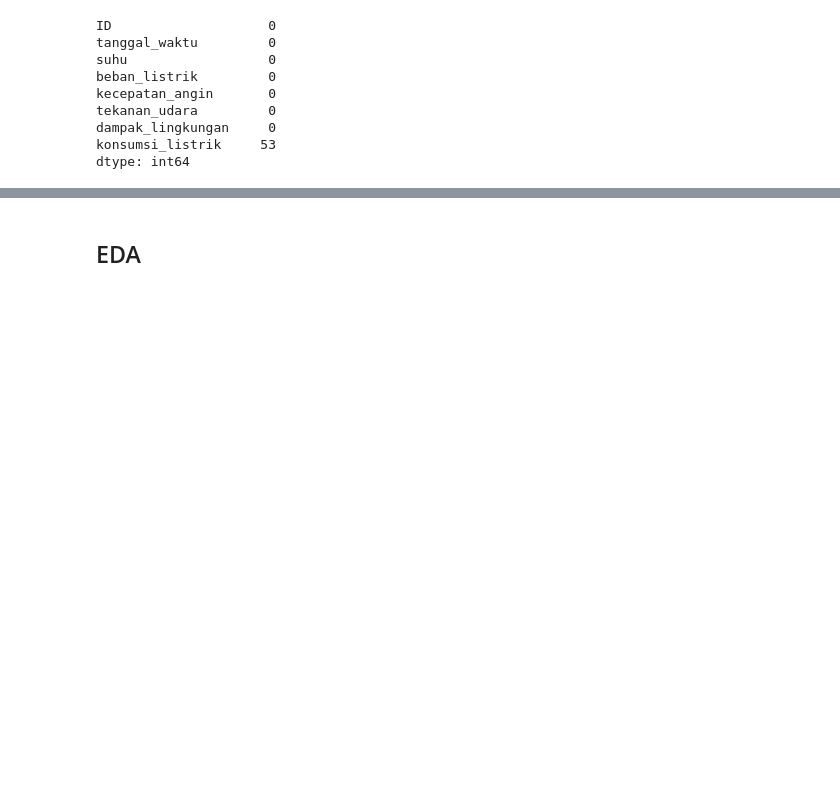
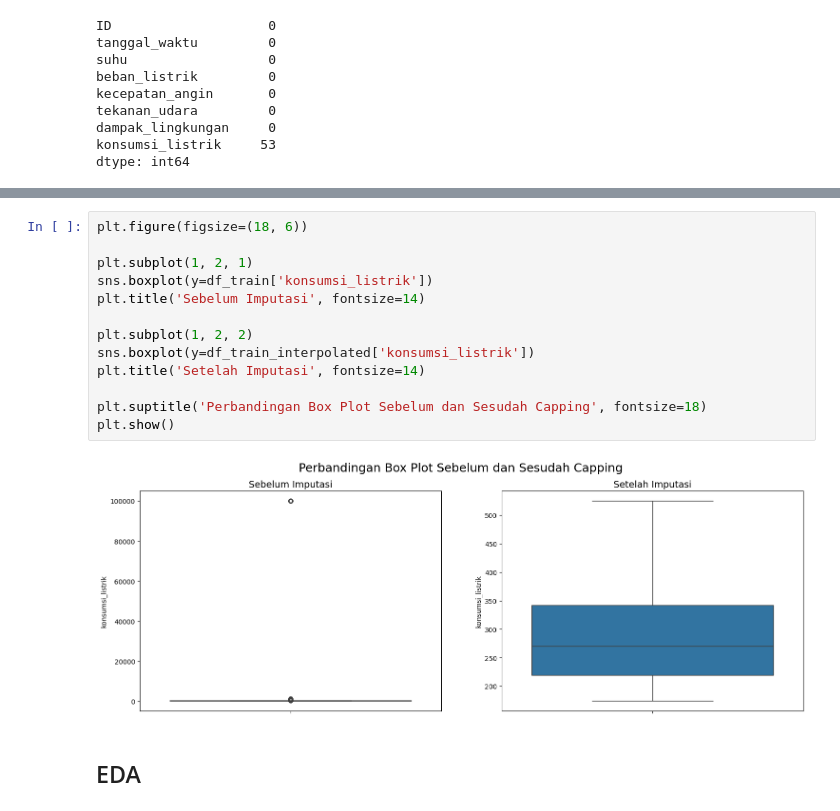
Before and after one commit to mhmdrazn/Electrical-Consume-Forecasting, a Jupyter notebook: main.ipynb, the cells around one changed output, grey strips where cells are left out. Drawn from its saved outputs; the diff is of its cells as text; blank space fills up the shorter version.

```diff
--- a/main.ipynb
+++ b/main.ipynb
@@ -106,3 +255,18 @@ df_cleaned.head()
+# %%
+plt.figure(figsize=(18, 6))
+
+plt.subplot(1, 2, 1)
+sns.boxplot(y=df_train['konsumsi_listrik'])
+plt.title('Sebelum Imputasi', fontsize=14)
+
+plt.subplot(1, 2, 2)
+sns.boxplot(y=df_train_interpolated['konsumsi_listrik'])
+plt.title('Setelah Imputasi', fontsize=14)
+
+plt.suptitle('Perbandingan Box Plot Sebelum dan Sesudah Capping', fontsize=18)
+plt.show()
+# %% [output]
+[figure, added]
 # %% [markdown]
 ## EDA
 # %%
```
Also changed, not shown: parts of 31 cells of this notebook, 1 other file.
